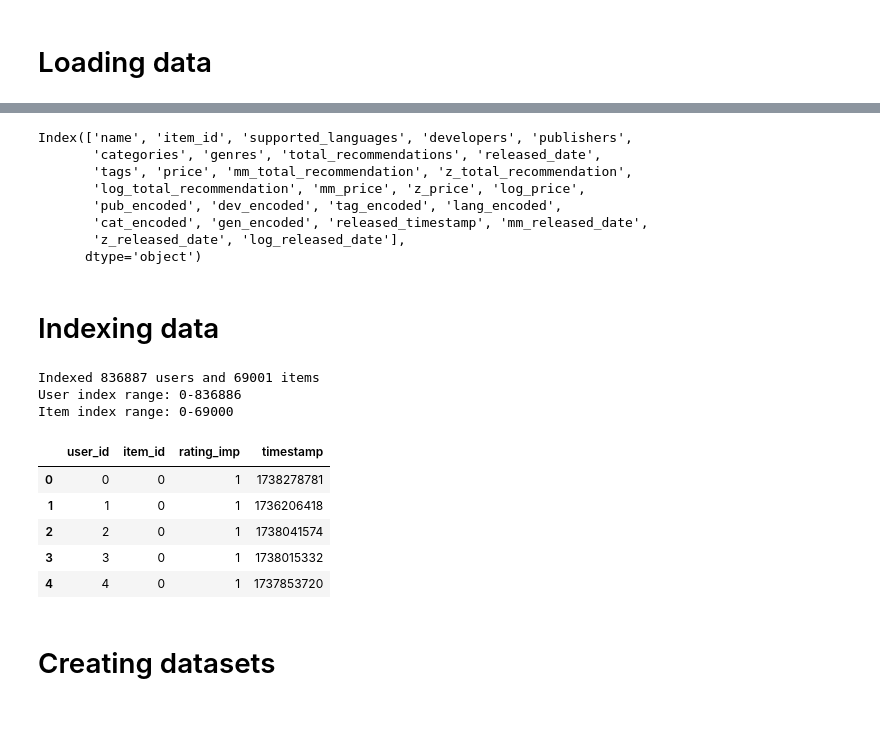
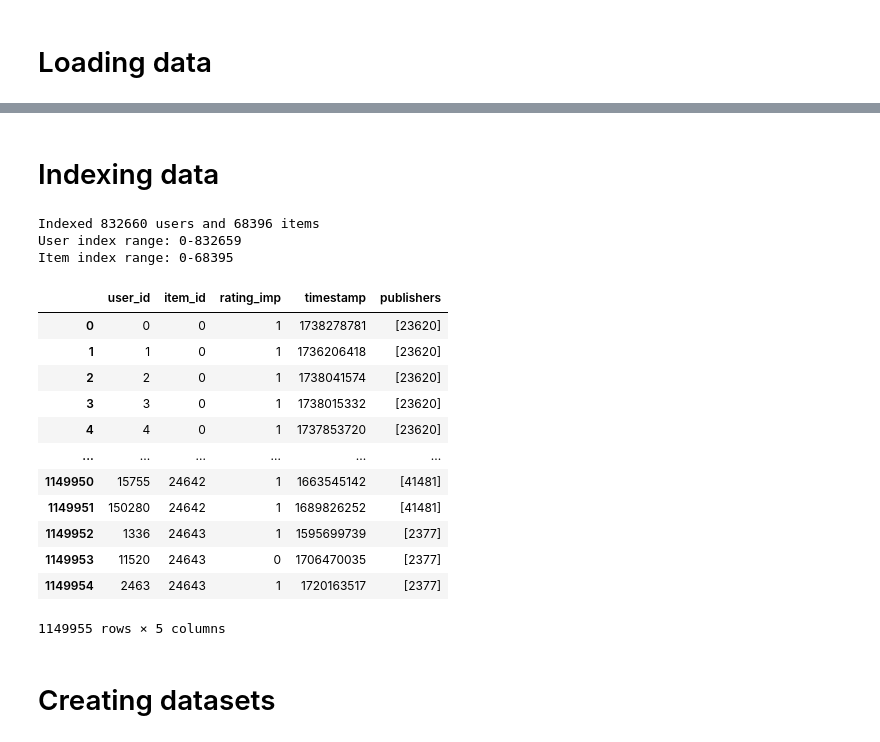
Before and after one commit to hhhieu0103/multimodal-neural-collaborative-filtering, a Jupyter notebook: notebooks/ncf-metadata.ipynb, the cells around one changed output, grey strips where cells are left out. Drawn from its saved outputs; the diff is of its cells as text; code cells hidden in the pictures; blank space fills up the shorter version.

```diff
--- a/notebooks/ncf-metadata.ipynb
+++ b/notebooks/ncf-metadata.ipynb
@@ -12,6 +14,9 @@ import ast
 # %% [markdown]
 # Loading data
+# %%
+metadata_features = ['publishers']
+# metadata_features = ['pub_encoded', 'dev_encoded', 'tag_encoded', 'lang_encoded', 'gen_encoded', 'cat_encoded', 'mm_total_recommendation', 'z_total_recommendation', 'log_total_recommendation', 'mm_price', 'z_price', 'log_price', 'mm_released_date', 'z_released_date', 'log_released_date']
 # %%
-df = pd.read_csv('../data/interaction-clean.csv')[['user_id', 'item_id', 'rating_imp', 'timestamp']]
+df = pd.read_csv('../data/interaction-metadata.csv')[['user_id', 'item_id', 'rating_imp', 'timestamp'] + metadata_features]
 df.head()
 # %% [output]
@@ -42,11 +28,0 @@ df_metadata['cat_encoded'] = df_metadata['cat_encoded'].apply(ast.literal_eval)
-# %%
-df_metadata.columns
-# %% [output]
-Index(['name', 'item_id', 'supported_languages', 'developers', 'publishers',
-       'categories', 'genres', 'total_recommendations', 'released_date',
-       'tags', 'price', 'mm_total_recommendation', 'z_total_recommendation',
-       'log_total_recommendation', 'mm_price', 'z_price', 'log_price',
-       'pub_encoded', 'dev_encoded', 'tag_encoded', 'lang_encoded',
-       'cat_encoded', 'gen_encoded', 'released_timestamp', 'mm_released_date',
-       'z_released_date', 'log_released_date'],
-      dtype='object')
@@ -55,18 +29,30 @@ metadata_features = ['pub_encoded', 'dev_encoded', 'tag_encoded', 'lang_encoded'
+# %%
+df['publishers'] = df['publishers'].apply(ast.literal_eval)
+# df['developers'] = df['developers'].apply(ast.literal_eval)
+# df['tags'] = df['tags'].apply(ast.literal_eval)
+# df['supported_languages'] = df['supported_languages'].apply(ast.literal_eval)
+# df['genres'] = df['genres'].apply(ast.literal_eval)
+# df['categories'] = df['categories'].apply(ast.literal_eval)
 # %% [markdown]
 # Indexing data
 # %%
 index_manager = IndexManager()
 index_manager.fit(df_interaction=df)
 index_manager.transform_interactions(df, inplace=True)
-index_manager.transform_metadata(df_metadata, inplace=True)
-df.head()
 # %% [output]
-Indexed 836887 users and 69001 items
-User index range: 0-836886
-Item index range: 0-69000
+Indexed 832660 users and 68396 items
+User index range: 0-832659
+Item index range: 0-68395
-|  | user_id | item_id | rating_imp | timestamp |
-| 0 | 0 | 0 | 1 | 1738278781 |
-| 1 | 1 | 0 | 1 | 1736206418 |
-| 2 | 2 | 0 | 1 | 1738041574 |
-| 3 | 3 | 0 | 1 | 1738015332 |
-| 4 | 4 | 0 | 1 | 1737853720 |
+|  | user_id | item_id | rating_imp | timestamp | publishers |
+| 0 | 0 | 0 | 1 | 1738278781 | [23620] |
+| 1 | 1 | 0 | 1 | 1736206418 | [23620] |
+| 2 | 2 | 0 | 1 | 1738041574 | [23620] |
+| 3 | 3 | 0 | 1 | 1738015332 | [23620] |
+| 4 | 4 | 0 | 1 | 1737853720 | [23620] |
+| ... | ... | ... | ... | ... | ... |
+| 1149950 | 15755 | 24642 | 1 | 1663545142 | [41481] |
+| 1149951 | 150280 | 24642 | 1 | 1689826252 | [41481] |
+| 1149952 | 1336 | 24643 | 1 | 1595699739 | [2377] |
+| 1149953 | 11520 | 24643 | 0 | 1706470035 | [2377] |
+| 1149954 | 2463 | 24643 | 1 | 1720163517 | [2377] |
+1149955 rows × 5 columns
```
Also changed, not shown: parts of 12 cells of this notebook, 9 other files.
